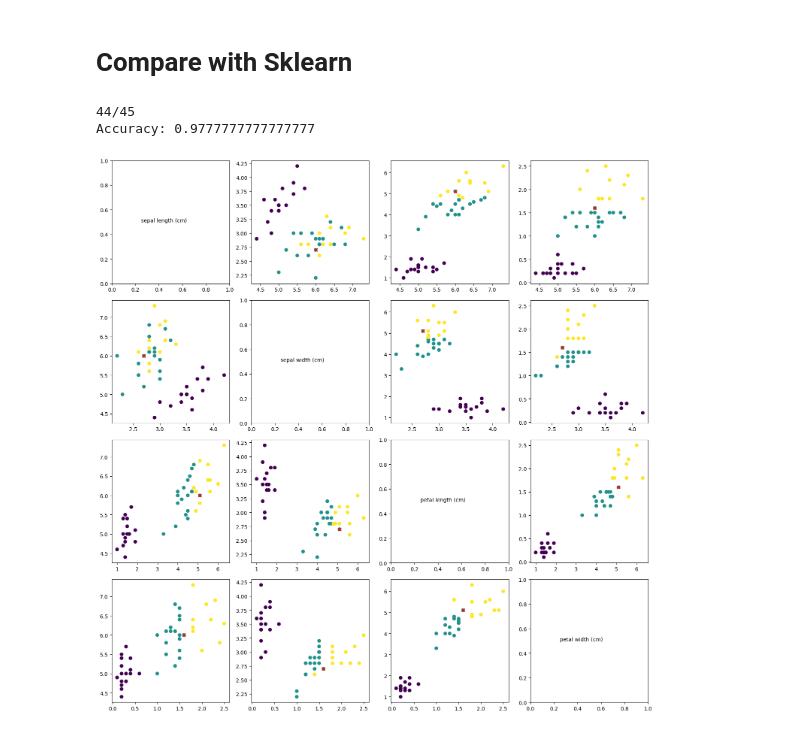
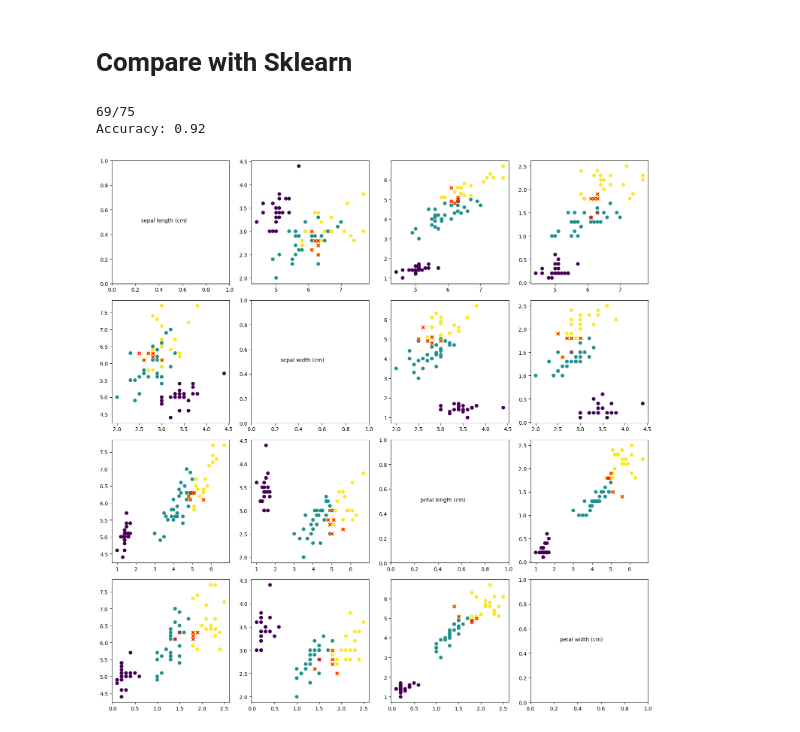
Before and after one commit to pishchev/MachineLearning, a Jupyter notebook: KNN/knn.ipynb, the cells around one changed output. Cells and saved outputs as stored; diff of their text form; code cells hidden in the pictures.

```diff
--- a/KNN/knn.ipynb
+++ b/KNN/knn.ipynb
@@ -17,7 +17,7 @@ iris = datasets.load_iris()
 X = iris.data
 Y = iris.target
 
-train_X, test_X, train_Y, test_Y = train_test_split(X, Y, test_size = 0.3, random_state = 0)
+train_X, test_X, train_Y, test_Y = train_test_split(X, Y, test_size = 0.5, random_state = 5)
 # %% [markdown]
 # Data visualization
 # %%
@@ -64,13 +71,13 @@ Accuracy: 0.9555555555555556
 # %% [markdown]
 # Compare with Sklearn
 # %%
-neigh = KNeighborsClassifier(n_neighbors=5)
+neigh = KNeighborsClassifier(n_neighbors=2, weights=kernels.ApplyToNP(kernels.Rect))
 neigh.fit(train_X, train_Y)
 neigh_preds = neigh.predict(test_X)
 utils.accuracy(neigh_preds, test_Y)
 idx = np.where(neigh_preds != test_Y)
 draw.plot_features_data(test_X, test_Y, iris.feature_names, idx)
 # %% [output]
-44/45
-Accuracy: 0.9777777777777777
+69/75
+Accuracy: 0.92
-[figure, old version]
+[figure, new version]
```
Also changed, not shown: parts of 2 cells of this notebook, 2 other files.
